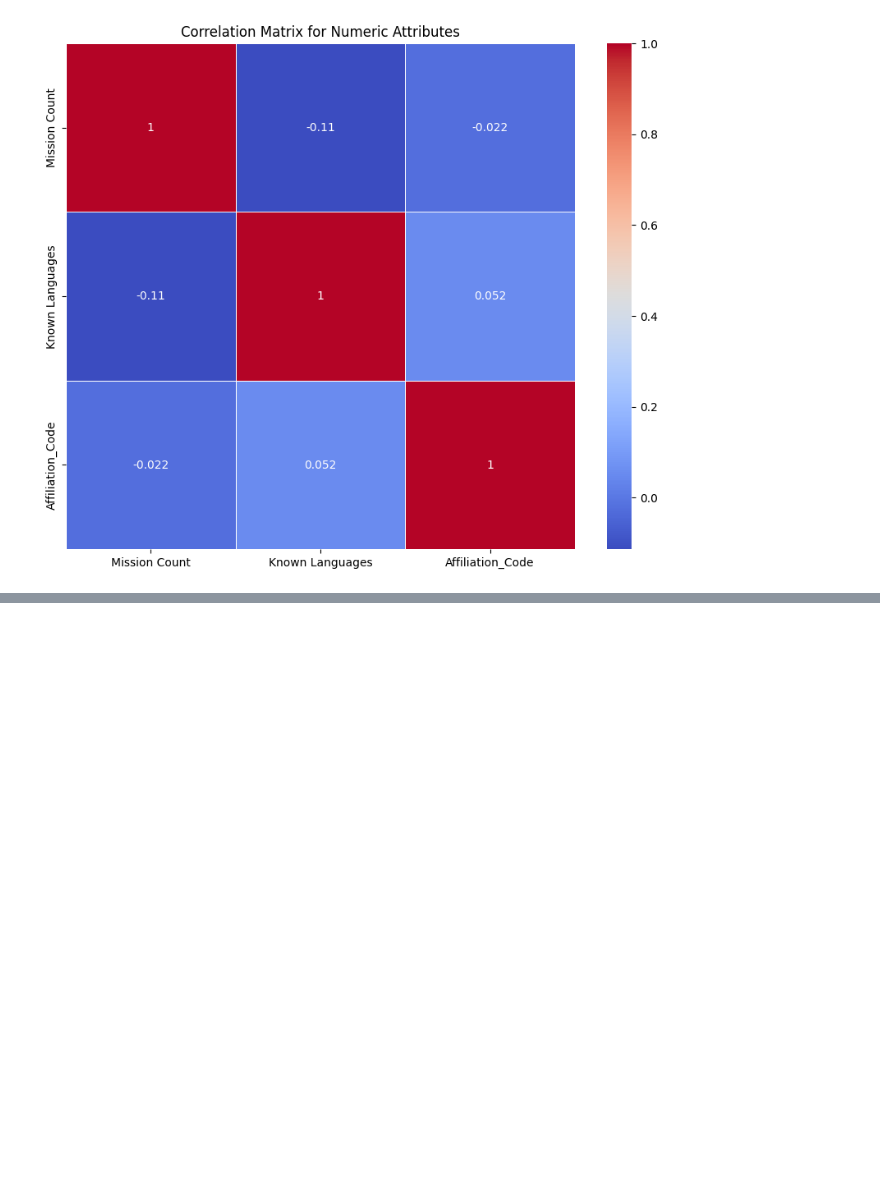
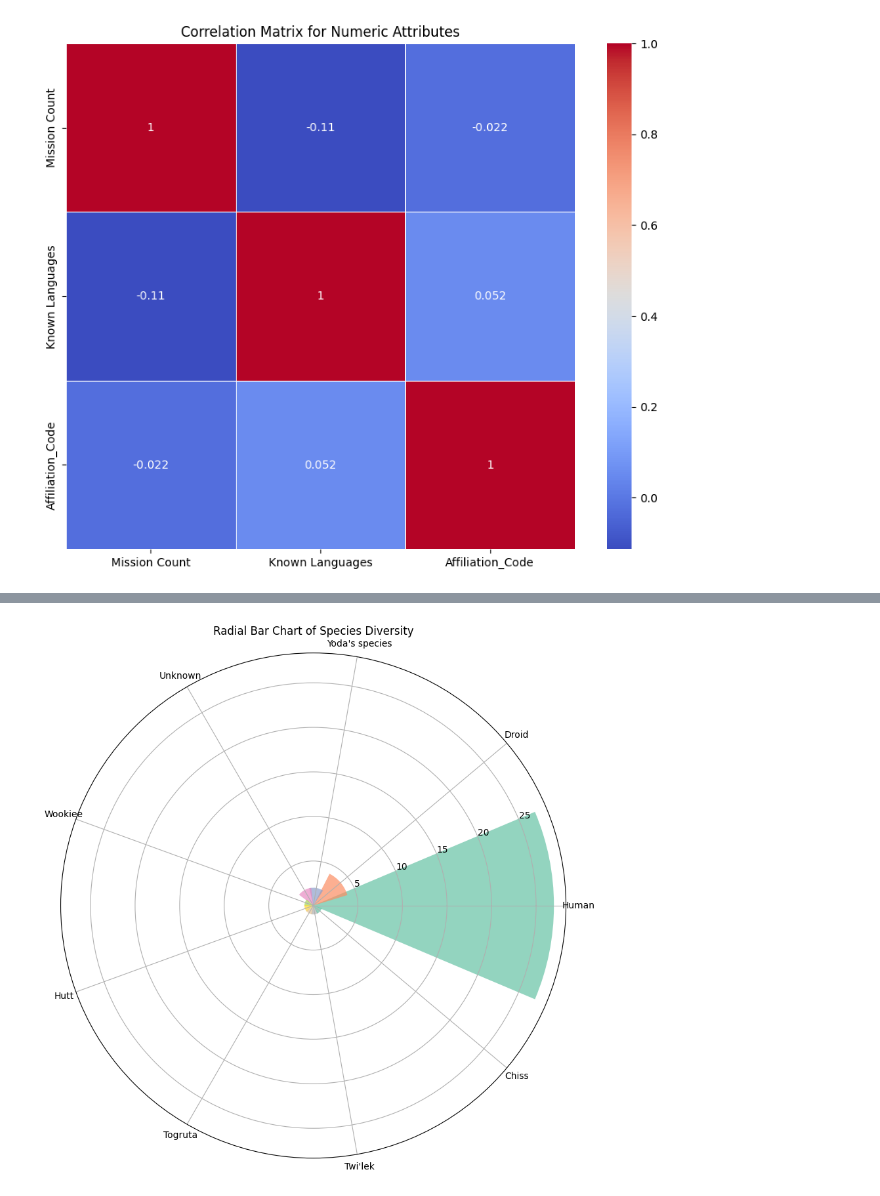
Before and after one commit to nathadriele/AWS-DMS-task-restart-and-status-checker, a Jupyter notebook: starwars_data_visualization.ipynb, the cells around one changed output, grey strips where cells are left out. Saved outputs shown, nothing was run; the diff lists cells and outputs as text; code cells hidden in the pictures; blank space fills up the shorter version.

```diff
--- a/starwars_data_visualization.ipynb
+++ b/starwars_data_visualization.ipynb
@@ -316,0 +333,23 @@ plt.show()
+# %%
+# 24. Radial Bar Chart - Comparação dos Atributos dos Personagens
+
+import numpy as np
+import pandas as pd
+import matplotlib.pyplot as plt
+import seaborn as sns
+from math import pi
+
+species_count = df['Species'].value_counts()
+
+plt.figure(figsize=(10, 10))
+ax = plt.subplot(111, polar=True)
+theta = np.linspace(0.0, 2 * pi, len(species_count), endpoint=False)  # Dividir o círculo em segmentos iguais
+radii = species_count.values
+bars = ax.bar(theta, radii, color=sns.color_palette("Set2", len(species_count)), alpha=0.7, align='center')  # Criar as barras radiais
+
+ax.set_xticks(theta)
+ax.set_xticklabels(species_count.index, fontsize=10, rotation=90)
+plt.title('Radial Bar Chart of Species Diversity', pad=20)
+plt.show()
+# %% [output]
+[figure, added]
```
Also changed, not shown: parts of 2 cells of this notebook.
